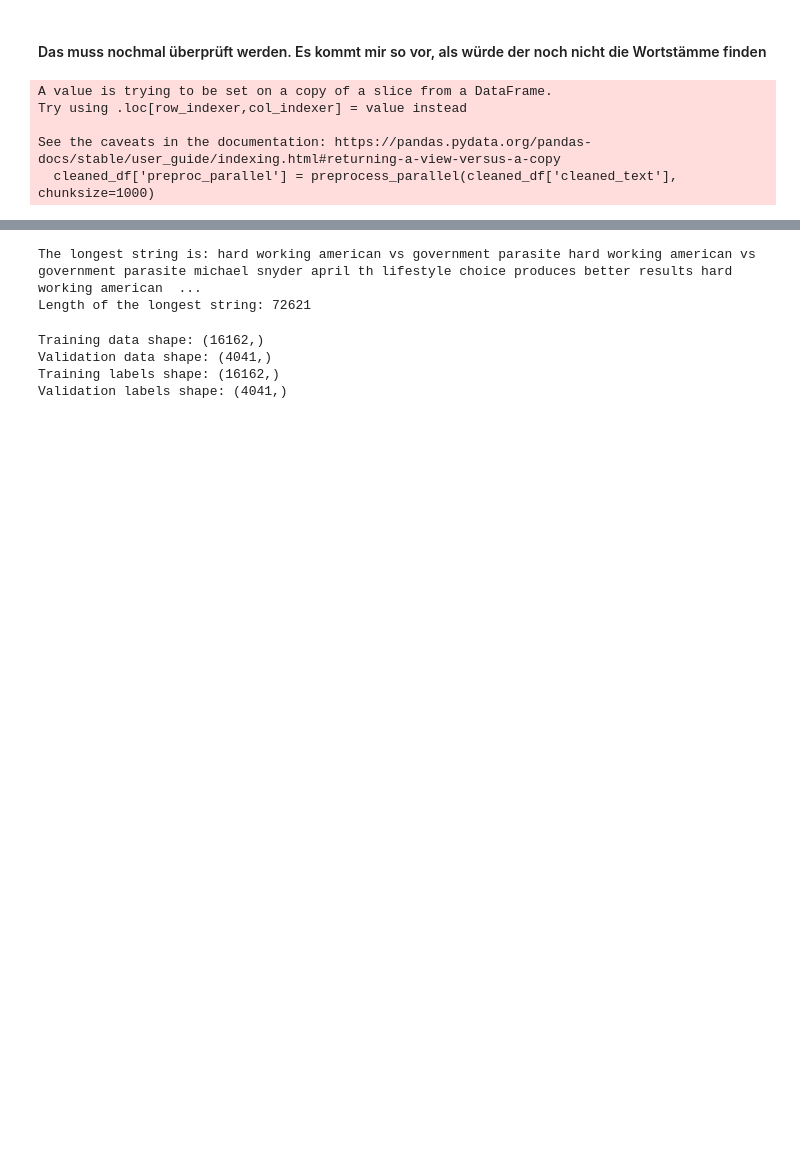
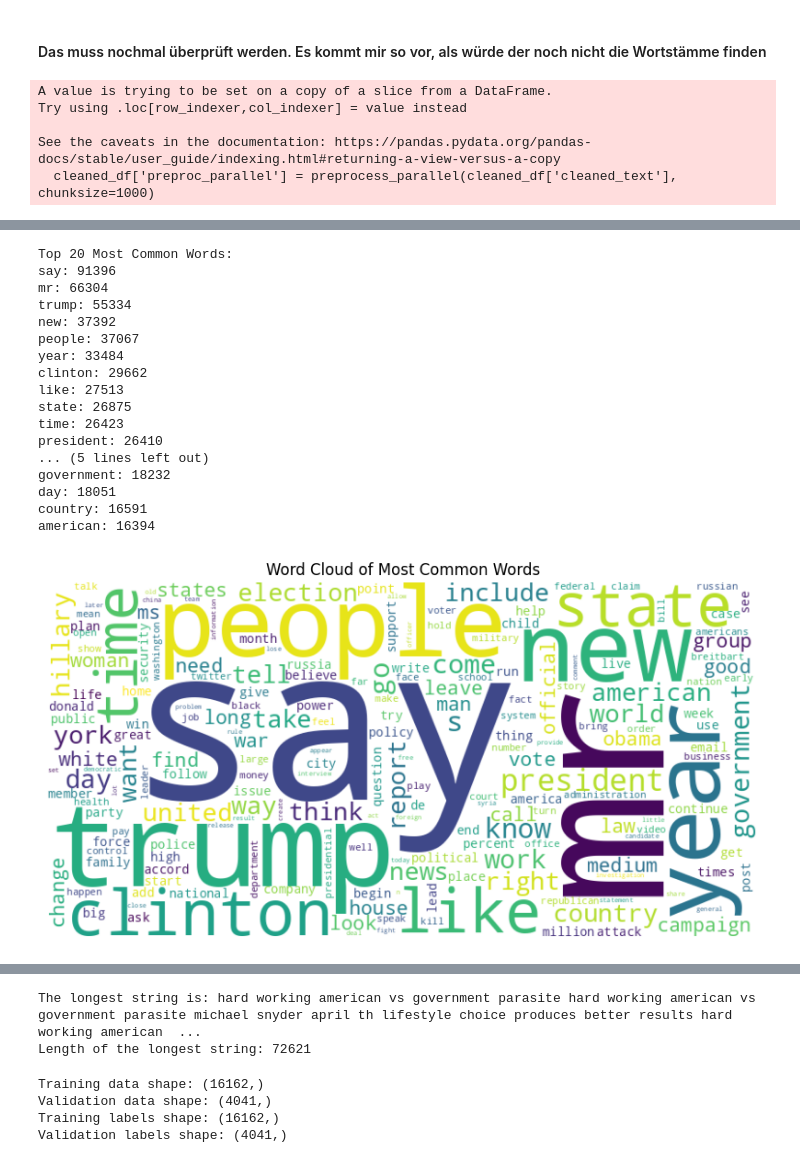
Before and after one commit to NiklNKL/fakenews_detection, a Jupyter notebook: fakenews_detection_v1..ipynb, the cells around one changed output, grey strips where cells are left out. Drawn from its saved outputs; the diff is of its cells as text; code cells hidden in the pictures; blank space fills up the shorter version.

```diff
--- a/fakenews_detection_v1..ipynb
+++ b/fakenews_detection_v1..ipynb
@@ -318,0 +331,48 @@ Name: preproc_parallel, Length: 20203, dtype: object
+# %%
+from collections import Counter
+from wordcloud import WordCloud
+import matplotlib.pyplot as plt
+
+# Assuming your dataset is a Pandas DataFrame with a column 'cleaned_text' containing lemmatized and cleaned texts
+import pandas as pd
+
+df = cleaned_df
+
+# Split cleaned and lemmatized texts into words and flatten into a single list
+all_words = [word for text in df['preproc_parallel'] for word in text.split()]
+
+# Calculate word frequencies
+word_counts = Counter(all_words)
+most_common_words = word_counts.most_common(20)
+
+# Display most common words
+print("Top 20 Most Common Words:")
+for word, count in most_common_words:
+    print(f"{word}: {count}")
+
+# Word Cloud Visualization
+wordcloud = WordCloud(width=800, height=400, background_color='white').generate_from_frequencies(word_counts)
+plt.figure(figsize=(10, 6))
+plt.imshow(wordcloud, interpolation='bilinear')
+plt.axis('off')
+plt.title('Word Cloud of Most Common Words')
+plt.show()
+# %% [output]
+Top 20 Most Common Words:
+say: 91396
+mr: 66304
+trump: 55334
+new: 37392
+people: 37067
+year: 33484
+clinton: 29662
+like: 27513
+state: 26875
+time: 26423
+president: 26410
+... (5 lines left out)
+government: 18232
+day: 18051
+country: 16591
+american: 16394
+[figure, added]
```
Also changed, not shown: parts of 24 cells of this notebook, 5 other files.
